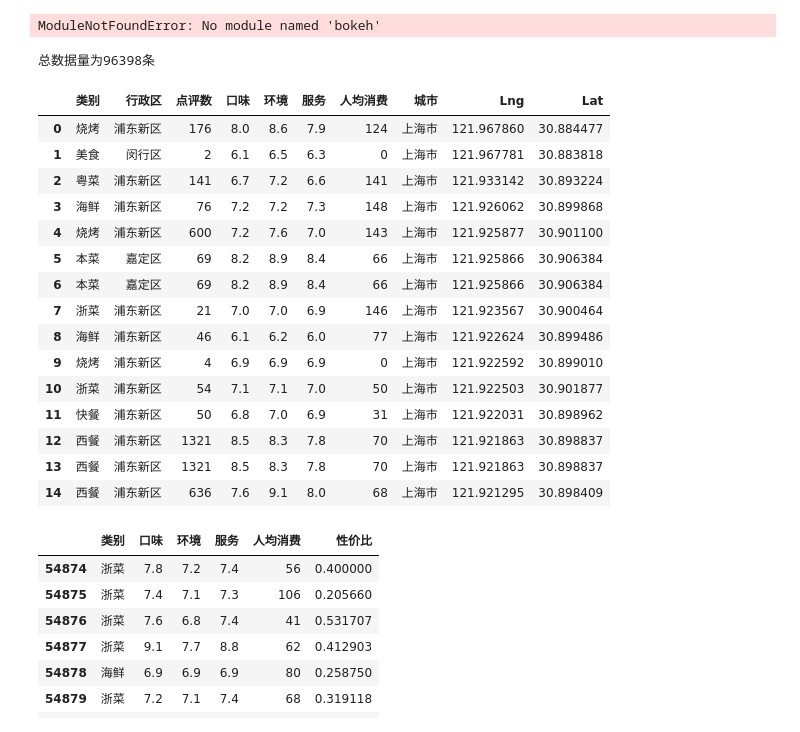
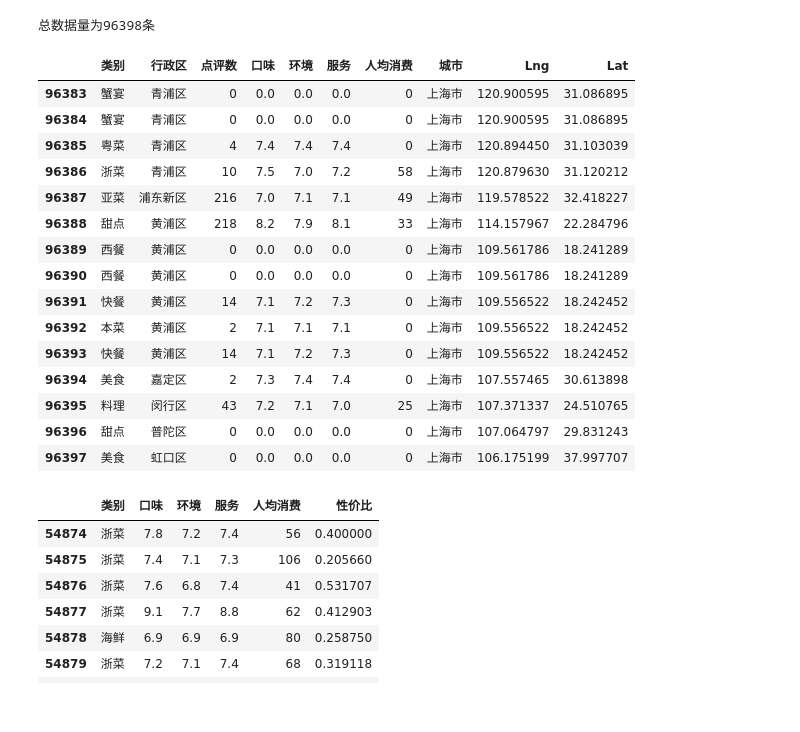
Before and after one commit to xiaoxiaoyao/MyApp, a Jupyter notebook: jupyter_notebook/python数据分析实战-城市餐饮店铺选址问题.ipynb, the cells around one changed output. Drawn from its saved outputs; the diff is of its cells as text; code cells hidden in the pictures.

```diff
--- a/jupyter_notebook/python数据分析实战-城市餐饮店铺选址问题.ipynb
+++ b/jupyter_notebook/python数据分析实战-城市餐饮店铺选址问题.ipynb
@@ -2,7 +2,7 @@
 # 1. 首先将要使用的库全部进行导入，并设置程序运行路径
 
 import os
-os.chdir(r"F:\OneDrive\华莱士\Documents\office培训\PYTHON培训\第四周")
+os.chdir(r"C:\OneDrive\华莱士\Documents\office培训\PYTHON培训\第四周")
 #设置路径
 import pandas as pd
 import matplotlib.pyplot as plt
@@ -14,34 +14,32 @@ from bokeh.io import output_file
 from bokeh.plotting import figure,show
 from bokeh.models import ColumnDataSource
 #交互式处理
-# %% [output]
-ModuleNotFoundError: No module named 'bokeh'
 # %%
 # 2. 数据导入并查看数据
 # 这里有9万条上海餐饮点评打分数据，特征包含：类别、行政区、点评数、口味、环境、服务、人均消费、城市、经度、维度。
 df = pd.read_csv("上海餐饮数据.csv")
 # 进行数据量以及标题信息的查看
 df.columns.tolist() # 第一行作为表头(可不写)
 print('总数据量为{}条'.format(len(df)))
-df.head(15) # 查看前15条数据
+df.tail(15) # 查看后15条数据
 # %% [output]
 总数据量为96398条
 |  | 类别 | 行政区 | 点评数 | 口味 | 环境 | 服务 | 人均消费 | 城市 | Lng | Lat |
-| 0 | 烧烤 | 浦东新区 | 176 | 8.0 | 8.6 | 7.9 | 124 | 上海市 | 121.967860 | 30.884477 |
-| 1 | 美食 | 闵行区 | 2 | 6.1 | 6.5 | 6.3 | 0 | 上海市 | 121.967781 | 30.883818 |
-| 2 | 粤菜 | 浦东新区 | 141 | 6.7 | 7.2 | 6.6 | 141 | 上海市 | 121.933142 | 30.893224 |
-| 3 | 海鲜 | 浦东新区 | 76 | 7.2 | 7.2 | 7.3 | 148 | 上海市 | 121.926062 | 30.899868 |
-| 4 | 烧烤 | 浦东新区 | 600 | 7.2 | 7.6 | 7.0 | 143 | 上海市 | 121.925877 | 30.901100 |
-| 5 | 本菜 | 嘉定区 | 69 | 8.2 | 8.9 | 8.4 | 66 | 上海市 | 121.925866 | 30.906384 |
-| 6 | 本菜 | 嘉定区 | 69 | 8.2 | 8.9 | 8.4 | 66 | 上海市 | 121.925866 | 30.906384 |
-| 7 | 浙菜 | 浦东新区 | 21 | 7.0 | 7.0 | 6.9 | 146 | 上海市 | 121.923567 | 30.900464 |
-| 8 | 海鲜 | 浦东新区 | 46 | 6.1 | 6.2 | 6.0 | 77 | 上海市 | 121.922624 | 30.899486 |
-| 9 | 烧烤 | 浦东新区 | 4 | 6.9 | 6.9 | 6.9 | 0 | 上海市 | 121.922592 | 30.899010 |
-| 10 | 浙菜 | 浦东新区 | 54 | 7.1 | 7.1 | 7.0 | 50 | 上海市 | 121.922503 | 30.901877 |
-| 11 | 快餐 | 浦东新区 | 50 | 6.8 | 7.0 | 6.9 | 31 | 上海市 | 121.922031 | 30.898962 |
-| 12 | 西餐 | 浦东新区 | 1321 | 8.5 | 8.3 | 7.8 | 70 | 上海市 | 121.921863 | 30.898837 |
-| 13 | 西餐 | 浦东新区 | 1321 | 8.5 | 8.3 | 7.8 | 70 | 上海市 | 121.921863 | 30.898837 |
-| 14 | 西餐 | 浦东新区 | 636 | 7.6 | 9.1 | 8.0 | 68 | 上海市 | 121.921295 | 30.898409 |
+| 96383 | 蟹宴 | 青浦区 | 0 | 0.0 | 0.0 | 0.0 | 0 | 上海市 | 120.900595 | 31.086895 |
+| 96384 | 蟹宴 | 青浦区 | 0 | 0.0 | 0.0 | 0.0 | 0 | 上海市 | 120.900595 | 31.086895 |
+| 96385 | 粤菜 | 青浦区 | 4 | 7.4 | 7.4 | 7.4 | 0 | 上海市 | 120.894450 | 31.103039 |
+| 96386 | 浙菜 | 青浦区 | 10 | 7.5 | 7.0 | 7.2 | 58 | 上海市 | 120.879630 | 31.120212 |
+| 96387 | 亚菜 | 浦东新区 | 216 | 7.0 | 7.1 | 7.1 | 49 | 上海市 | 119.578522 | 32.418227 |
+| 96388 | 甜点 | 黄浦区 | 218 | 8.2 | 7.9 | 8.1 | 33 | 上海市 | 114.157967 | 22.284796 |
+| 96389 | 西餐 | 黄浦区 | 0 | 0.0 | 0.0 | 0.0 | 0 | 上海市 | 109.561786 | 18.241289 |
+| 96390 | 西餐 | 黄浦区 | 0 | 0.0 | 0.0 | 0.0 | 0 | 上海市 | 109.561786 | 18.241289 |
+| 96391 | 快餐 | 黄浦区 | 14 | 7.1 | 7.2 | 7.3 | 0 | 上海市 | 109.556522 | 18.242452 |
+| 96392 | 本菜 | 黄浦区 | 2 | 7.1 | 7.1 | 7.1 | 0 | 上海市 | 109.556522 | 18.242452 |
+| 96393 | 快餐 | 黄浦区 | 14 | 7.1 | 7.2 | 7.3 | 0 | 上海市 | 109.556522 | 18.242452 |
+| 96394 | 美食 | 嘉定区 | 2 | 7.3 | 7.4 | 7.4 | 0 | 上海市 | 107.557465 | 30.613898 |
+| 96395 | 料理 | 闵行区 | 43 | 7.2 | 7.1 | 7.0 | 25 | 上海市 | 107.371337 | 24.510765 |
+| 96396 | 甜点 | 普陀区 | 0 | 0.0 | 0.0 | 0.0 | 0 | 上海市 | 107.064797 | 29.831243 |
+| 96397 | 美食 | 虹口区 | 0 | 0.0 | 0.0 | 0.0 | 0 | 上海市 | 106.175199 | 37.997707 |
 # %%
 # 3. 不同类别评价指标的选择
 
```
Also changed, not shown: parts of 5 cells of this notebook, 2 other files.
